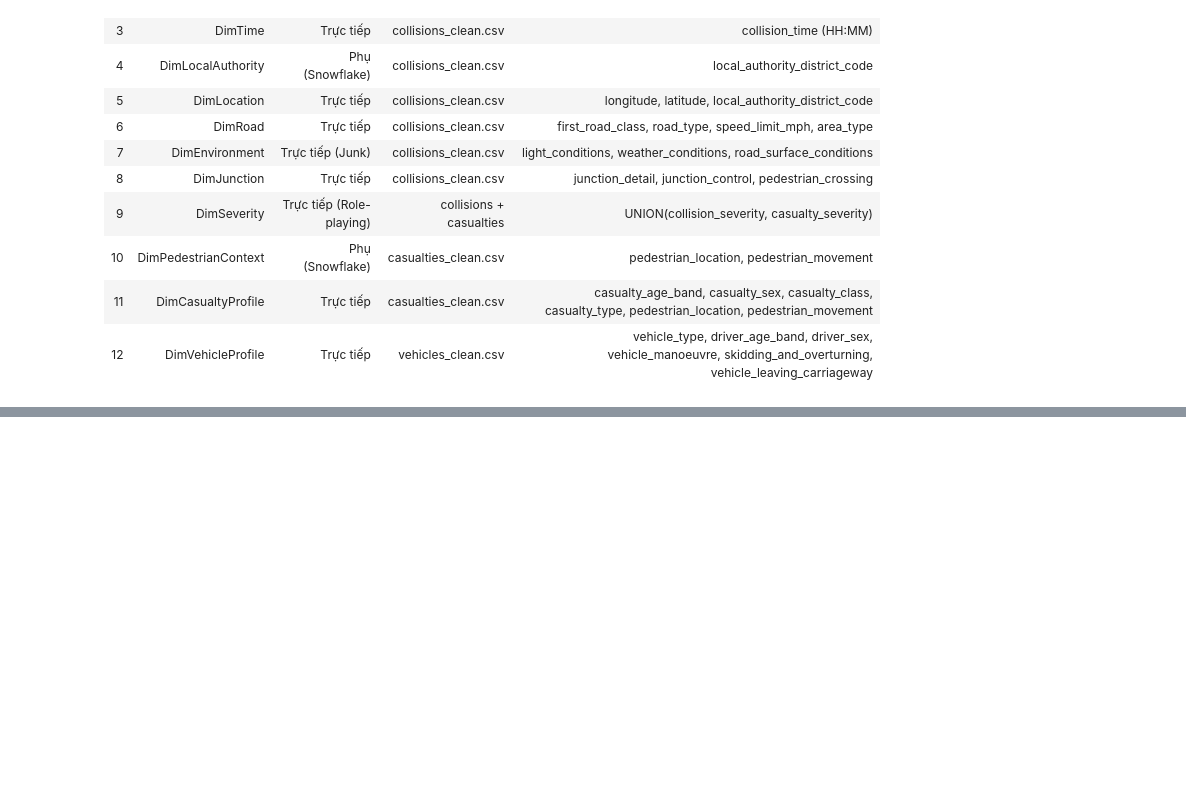
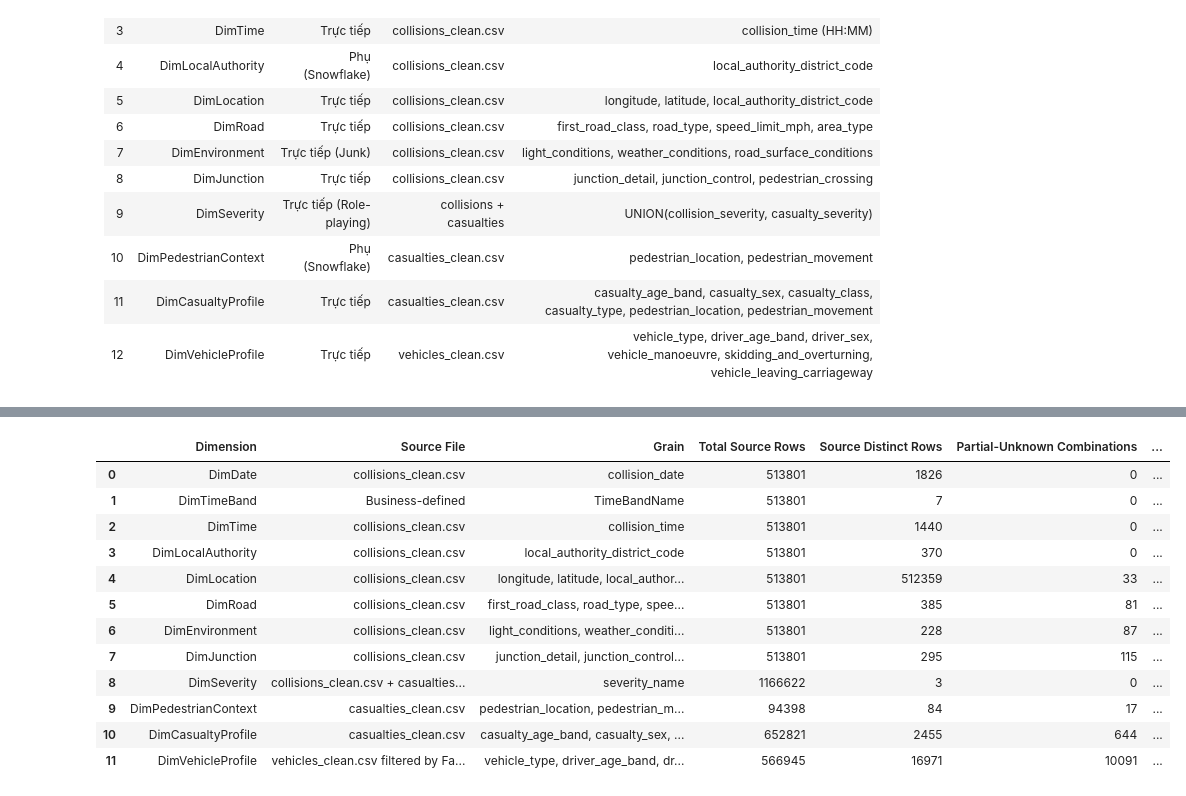
Before and after one commit to Khoa-Huynh-212006/GB-Road-Safety-OLAP, a Jupyter notebook: Data/Profiling/dimension_row_estimation.ipynb, the cells around one changed output, grey strips where cells are left out. Drawn from its saved outputs; the diff is of its cells as text; code cells hidden in the pictures; blank space fills up the shorter version.

```diff
--- a/Data/Profiling/dimension_row_estimation.ipynb
+++ b/Data/Profiling/dimension_row_estimation.ipynb
@@ -671,0 +389,13 @@ Sheets: Summary | Full Detail
+# %%
+# CELL 6 — DimDate
+
+result = profile_standard_dimension(
+    dimension_name="DimDate",
+    dataframe=df_col,
+    grain_columns=["collision_date"],
+    source_file="collisions_clean.csv",
+    note="Một dòng cho một ngày; có thêm Unknown Date.",
+)
+
+all_results.append(result)
+display(pd.DataFrame([result]))
@@ -671,0 +981,46 @@ Sheets: Summary | Full Detail
+# %%
+# Cell 17 — Sắp xếp báo cáo
+DIMENSION_ORDER = [
+    "DimDate",
+    "DimTimeBand",
+    "DimTime",
+    "DimLocalAuthority",
+    "DimLocation",
+    "DimRoad",
+    "DimEnvironment",
+    "DimJunction",
+    "DimSeverity",
+    "DimPedestrianContext",
+    "DimCasualtyProfile",
+    "DimVehicleProfile",
+]
+
+report_df = pd.DataFrame(all_results)
+
+report_df["Dimension"] = pd.Categorical(
+    report_df["Dimension"],
+    categories=DIMENSION_ORDER,
+    ordered=True,
+)
+
+report_df = (
+    report_df
+    .sort_values("Dimension")
+    .reset_index(drop=True)
+)
+
+display(report_df)
+# %% [output]
+|  | Dimension | Source File | Grain | Total Source Rows | Source Distinct Rows | Partial-Unknown Combinations | ... |
+| 0 | DimDate | collisions_clean.csv | collision_date | 513801 | 1826 | 0 | ... |
+| 1 | DimTimeBand | Business-defined | TimeBandName | 513801 | 7 | 0 | ... |
+| 2 | DimTime | collisions_clean.csv | collision_time | 513801 | 1440 | 0 | ... |
+| 3 | DimLocalAuthority | collisions_clean.csv | local_authority_district_code | 513801 | 370 | 0 | ... |
+| 4 | DimLocation | collisions_clean.csv | longitude, latitude, local_author... | 513801 | 512359 | 33 | ... |
+| 5 | DimRoad | collisions_clean.csv | first_road_class, road_type, spee... | 513801 | 385 | 81 | ... |
+| 6 | DimEnvironment | collisions_clean.csv | light_conditions, weather_conditi... | 513801 | 228 | 87 | ... |
+| 7 | DimJunction | collisions_clean.csv | junction_detail, junction_control... | 513801 | 295 | 115 | ... |
+| 8 | DimSeverity | collisions_clean.csv + casualties... | severity_name | 1166622 | 3 | 0 | ... |
+| 9 | DimPedestrianContext | casualties_clean.csv | pedestrian_location, pedestrian_m... | 94398 | 84 | 17 | ... |
+| 10 | DimCasualtyProfile | casualties_clean.csv | casualty_age_band, casualty_sex, ... | 652821 | 2455 | 644 | ... |
+| 11 | DimVehicleProfile | vehicles_clean.csv filtered by Fa... | vehicle_type, driver_age_band, dr... | 566945 | 16971 | 10091 | ... |
```
Also changed, not shown: parts of 50 cells of this notebook, 1 other file.
